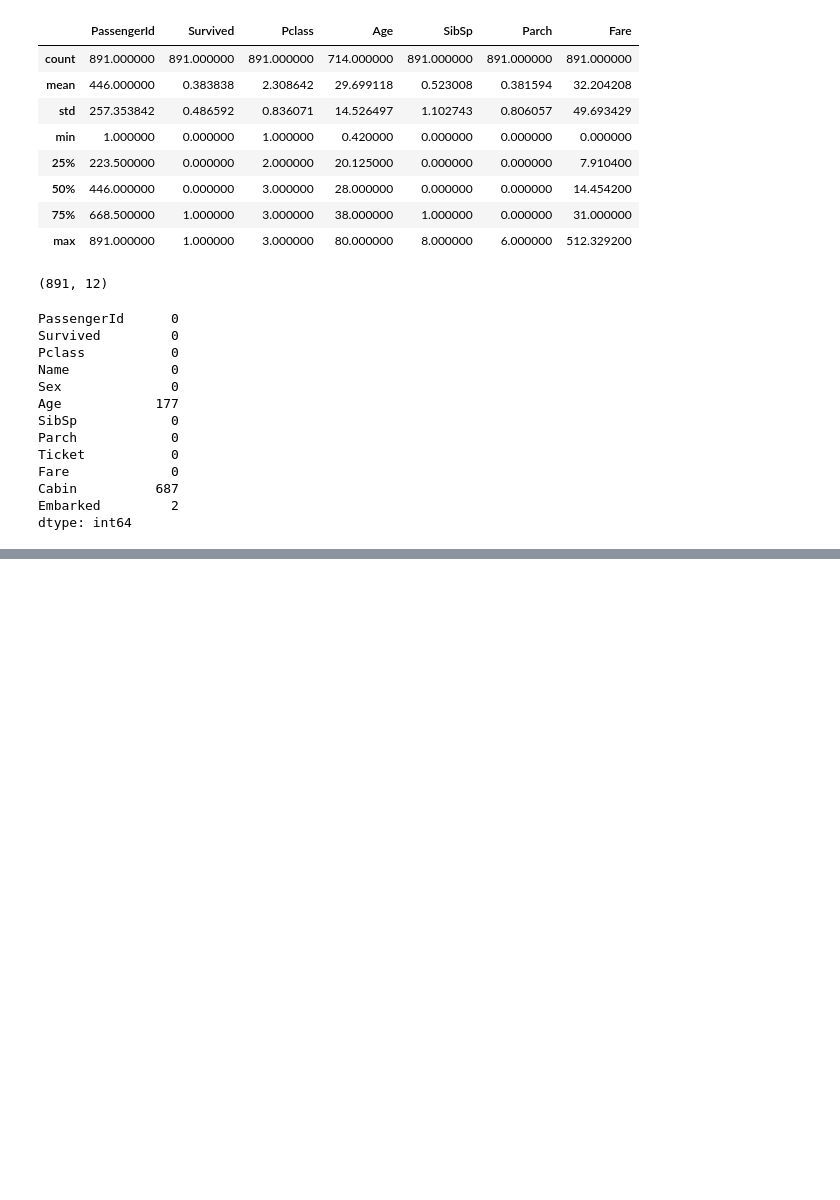
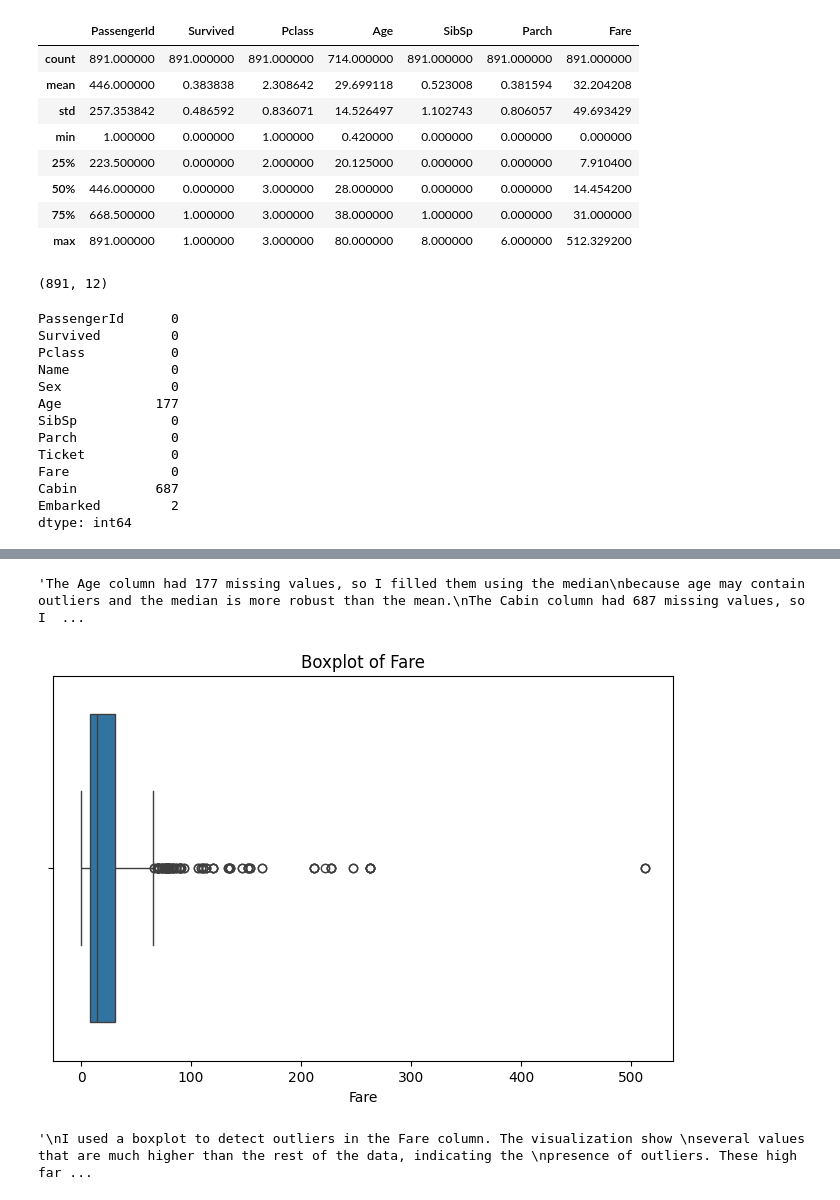
Before and after one commit to Shehroz-0273/NeuroFive-ML-Track, a Jupyter notebook: Week1_Titanic_EDA.ipynb, the cells around one changed output, grey strips where cells are left out. Cells and saved outputs as stored; diff of their text form; code cells hidden in the pictures; blank space fills up the shorter version.

Commit message:
Week 1 - Data Cleaning and Visualization

```diff
--- a/Week1_Titanic_EDA.ipynb
+++ b/Week1_Titanic_EDA.ipynb
@@ -102,0 +109,19 @@ of the dataset before applying any machine learning techniques.
+# %%
+# Fill Ages with Median
+df["Age"] = df["Age"].fillna(df["Age"].median())
+# %%
+# Cabin Drop
+df = df.drop(columns = ["Cabin"])
+# %%
+# Delete Rows for the missing values of Embarked
+df = df.dropna(subset = ["Embarked"])
+# %%
+# Handling Missing Values
+'''The Age column had 177 missing values, so I filled them using the median
+because age may contain outliers and the median is more robust than the mean.
+The Cabin column had 687 missing values, so I removed it because of its data was
+missing.
+The Embarked column had only 2 missing values, so I removed those rows since they
+would have minimal impact on the dataset.'''
+# %% [output]
+'The Age column had 177 missing values, so I filled them using the median\nbecause age may contain outliers and the median is more robust than the mean.\nThe Cabin column had 687 missing values, so I  ...
@@ -102,0 +132,17 @@ of the dataset before applying any machine learning techniques.
+# %%
+plt.figure(figsize = (8,5))
+sns.boxplot(x = df["Fare"])
+plt.title("Boxplot of Fare")
+plt.show()
+# %% [output]
+[figure, added]
+# %%
+# Outlier Detection
+'''
+I used a boxplot to detect outliers in the Fare column. The visualization show
+several values that are much higher than the rest of the data, indicating the
+presence of outliers. These high fares may represent first-class passengers or
+special ticket prices.
+'''
+# %% [output]
+'\nI used a boxplot to detect outliers in the Fare column. The visualization show \nseveral values that are much higher than the rest of the data, indicating the \npresence of outliers. These high far ...
```
Also changed, not shown: parts of 7 cells of this notebook.
